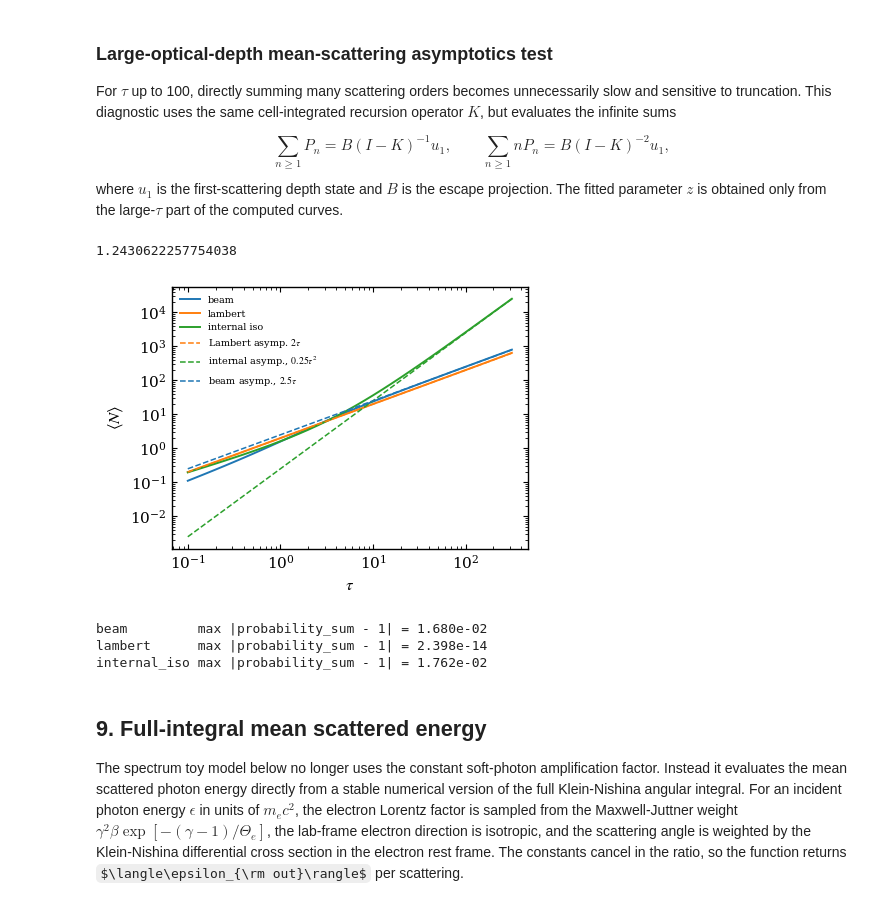
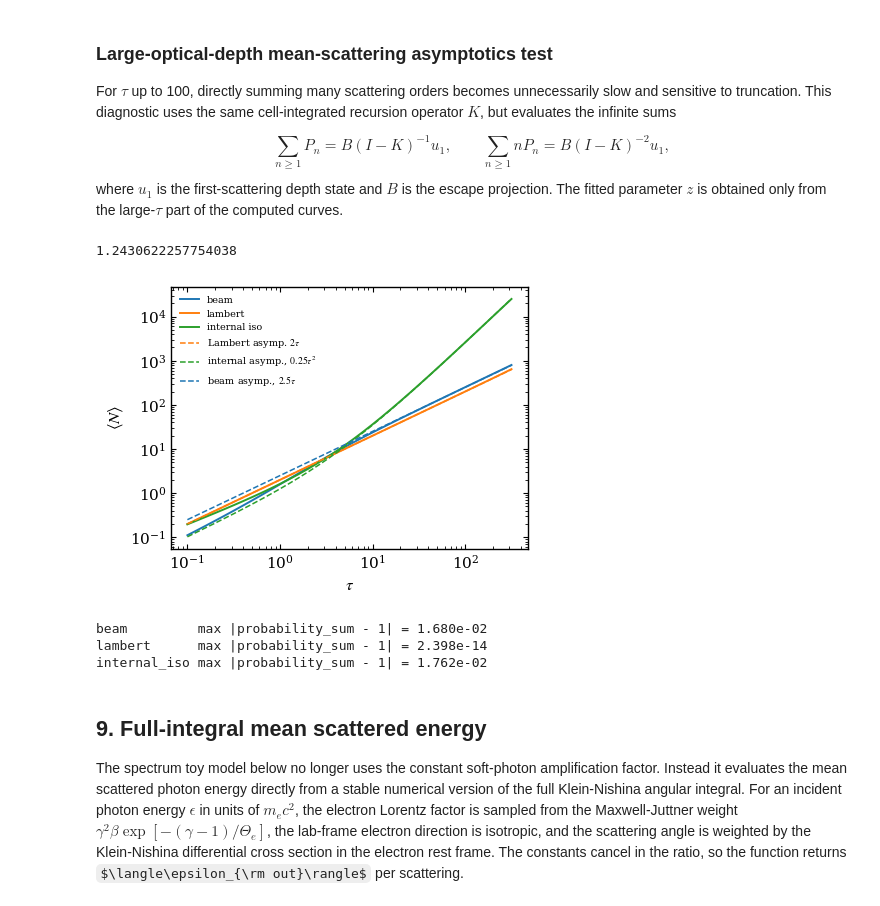
Before and after one commit to XU-Haichao/slab-multiscattering-recursion, a Jupyter notebook: theory_recursive_demo.ipynb, the cells around one changed output. Drawn from its saved outputs; the diff is of its cells as text; code cells hidden in the pictures; some formulas as TeX source.

```diff
--- a/theory_recursive_demo.ipynb
+++ b/theory_recursive_demo.ipynb
@@ -736,35 +791,35 @@ def plot_large_tau_mean_scatter_asymptotics():
     labels = {"beam": "beam", "lambert": "lambert", "internal_iso": "internal iso"}
     for mode in INJECTION_MODES:
         ax.plot(ASYM_TAU_GRID, mean_by_mode[mode], color=colors[mode], linewidth=1.4, label=labels[mode])
 
     print((mean_by_mode['beam'] / mean_by_mode['lambert'])[-1])
 
     ax.plot(tau_dense, 2.0 * tau_dense, color=colors["lambert"], linestyle="--", linewidth=1.1,
             label=r"Lambert asymp. $2\tau$")
-    ax.plot(tau_dense, 0.25 * tau_dense**2,
+    ax.plot(tau_dense, 0.25 * tau_dense**2 + tau_dense,
             color=colors["internal_iso"], linestyle="--", linewidth=1.1,
             label=rf"internal asymp., $0.25\tau^2$")
     ax.plot(tau_dense, 2.5 * tau_dense,
             color=colors["beam"], linestyle="--", linewidth=1.1,
             label=rf"beam asymp., $2.5\tau$")
 
     ax.set_xscale("log")
     ax.set_yscale("log")
     ax.set_xlabel(r"$\tau$")
     ax.set_ylabel(r"$\langle N\rangle$")
     ax.legend(frameon=False, fontsize=7, loc="best")
     ax.tick_params(direction="in", which="both", top=True, right=True)
     plt.show()
 
     for mode in INJECTION_MODES:
         max_closure_err = np.max(np.abs(np.asarray(probsum_by_mode[mode]) - 1.0))
         print(f"{mode:12s} max |probability_sum - 1| = {max_closure_err:.3e}")
     return mean_by_mode
 
 large_tau_mean_results = plot_large_tau_mean_scatter_asymptotics()
 # %% [output]
 1.2430622257754038
-[figure, old version]
+[figure, new version]
 beam         max |probability_sum - 1| = 1.680e-02
 lambert      max |probability_sum - 1| = 2.398e-14
 internal_iso max |probability_sum - 1| = 1.762e-02
```
Also changed, not shown: parts of 8 cells of this notebook.
